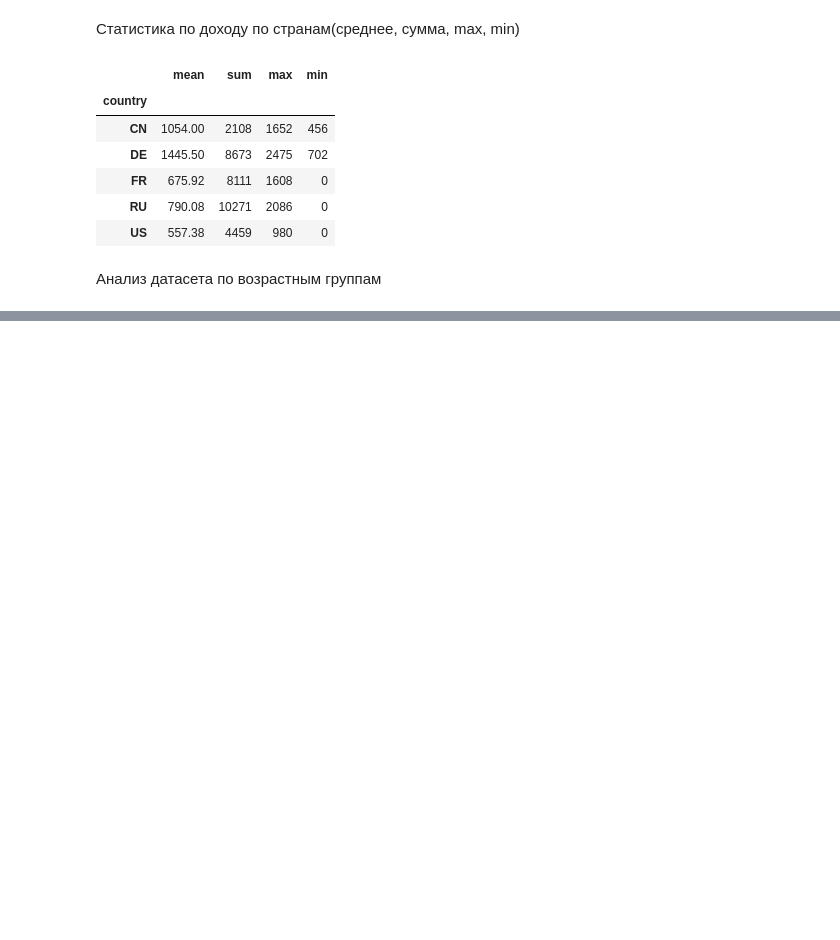
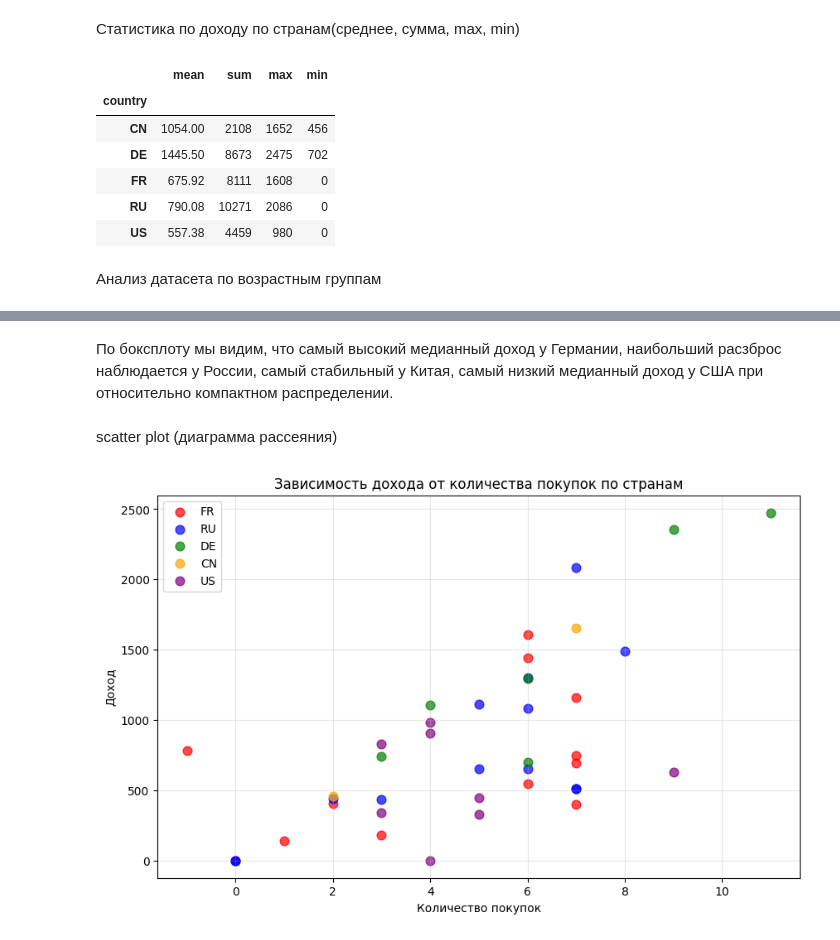
Before and after one commit to dashaaasd/Mazunina-group-2, a Jupyter notebook: homeworks/HW02/HW02.ipynb, the cells around one changed output, grey strips where cells are left out. Cells and saved outputs as stored; diff of their text form; code cells hidden in the pictures; blank space fills up the shorter version.

```diff
--- a/homeworks/HW02/HW02.ipynb
+++ b/homeworks/HW02/HW02.ipynb
@@ -192,0 +250,25 @@ pd.cut(df['age'], bins=[0, 18, 25, 35, 45, 55, 100, 150],labels=['<18', '18-25',
+# %% [markdown]
+По боксплоту мы видим, что самый высокий медианный доход у Германии, наибольший расзброс наблюдается у России, самый стабильный у Китая, самый низкий медианный доход у США при относительно компактном распределении.
+# %% [markdown]
+scatter plot (диаграмма рассеяния)
+# %%
+plt.figure(figsize=(10, 6))
+
+# Разные цвета для разных стран
+countries = df['country'].unique()
+colors = ['red', 'blue', 'green', 'orange', 'purple']
+
+for i, country in enumerate(countries):
+    country_data = df[df['country'] == country]
+    plt.scatter(country_data['purchases'], country_data['revenue'],
+               c=colors[i], label=country, alpha=0.7, s=60)
+
+plt.xlabel('Количество покупок')
+plt.ylabel('Доход')
+plt.title('Зависимость дохода от количества покупок по странам')
+plt.legend()
+plt.grid(True, alpha=0.3)
+plt.savefig('C:/Users/Admin/Mazunina-group-2/homeworks/HW02/figures/scatterplot.png', dpi=300, bbox_inches='tight')
+plt.show()
+# %% [output]
+[figure, added]
```
Also changed, not shown: parts of 11 cells of this notebook.
